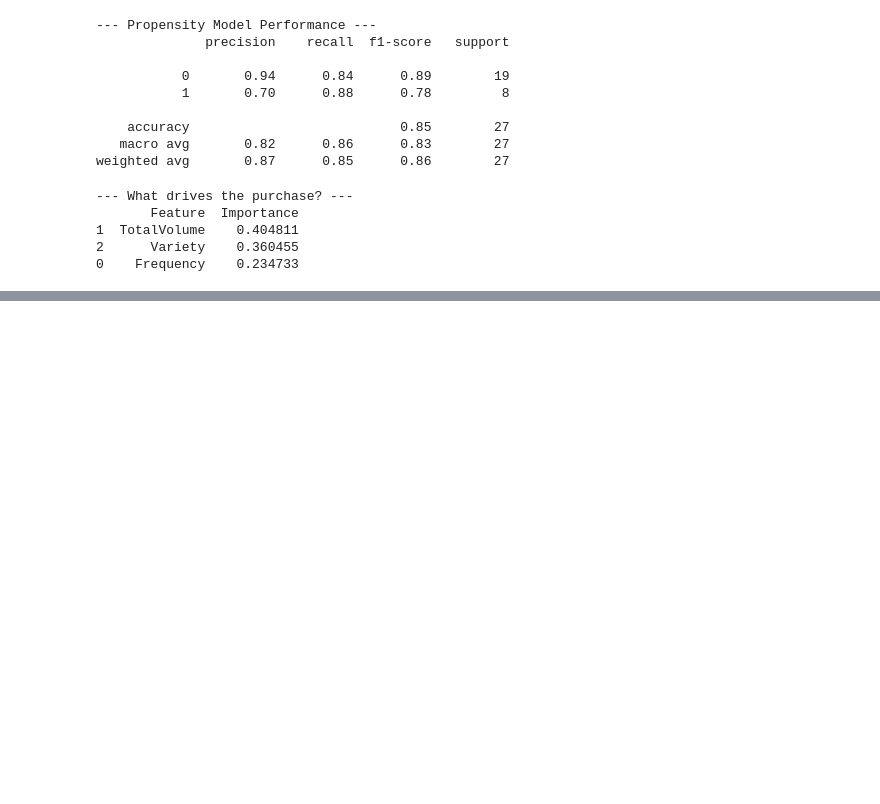
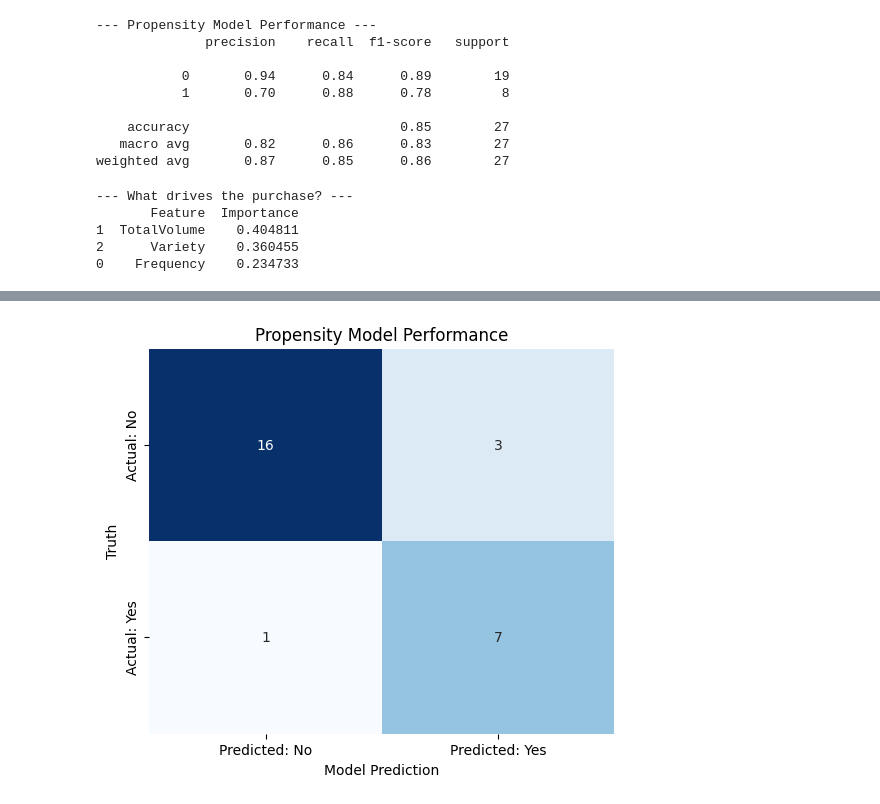
Before and after one commit to iAmPhyton/market-basket-analysis-for-retail, a Jupyter notebook: retail.ipynb, the cells around one changed output, grey strips where cells are left out. Drawn from its saved outputs; the diff is of its cells as text; code cells hidden in the pictures; blank space fills up the shorter version.

```diff
--- a/retail.ipynb
+++ b/retail.ipynb
@@ -277,0 +313,17 @@ print(importance)
+# %%
+from sklearn.metrics import confusion_matrix
+#confusion matrix visuals
+#calculating the matrix
+cm = confusion_matrix(y_test, y_pred)
+
+#plots
+plt.figure(figsize=(6,5))
+sns.heatmap(cm, annot=True, fmt='d', cmap='Blues', cbar=False,
+            xticklabels=['Predicted: No', 'Predicted: Yes'],
+            yticklabels=['Actual: No', 'Actual: Yes'])
+plt.title('Propensity Model Performance')
+plt.xlabel('Model Prediction')
+plt.ylabel('Truth')
+plt.show()
+# %% [output]
+[figure, added]
```
Also changed, not shown: parts of 3 cells of this notebook.
